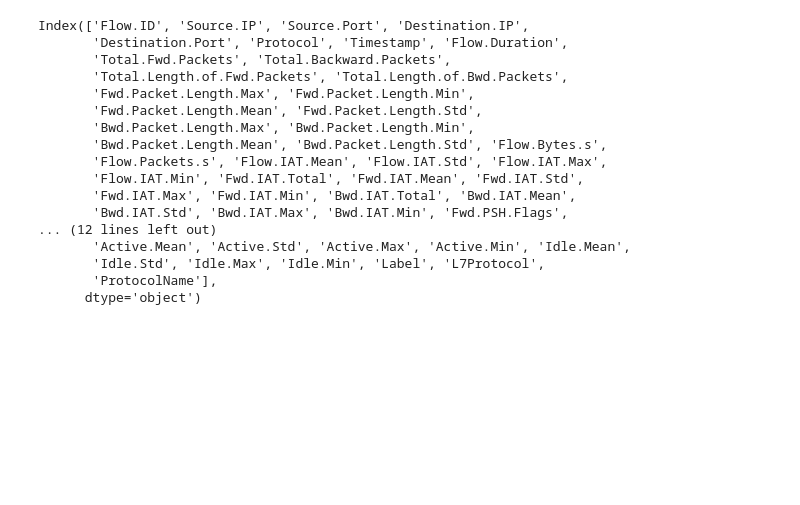
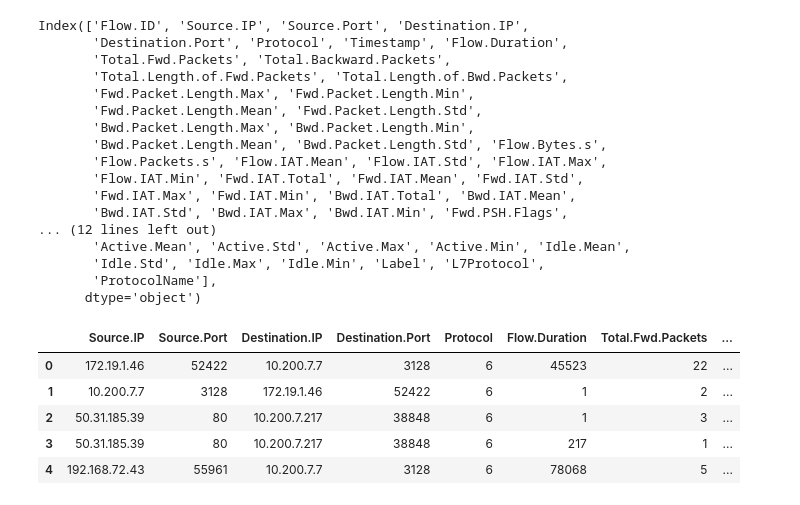
Before and after one commit to AiJared/IP-Network-Traffic-Flows, a Jupyter notebook: IP Network Traffic Flows.ipynb, the cells around one changed output. Cells and saved outputs as stored; diff of their text form; code cells hidden in the pictures; blank space fills up the shorter version.

Commit message:
extracted subset from the dataset

```diff
--- a/IP Network Traffic Flows.ipynb
+++ b/IP Network Traffic Flows.ipynb
@@ -101,3 +101,31 @@ Index(['Flow.ID', 'Source.IP', 'Source.Port', 'Destination.IP',
        'Idle.Std', 'Idle.Max', 'Idle.Min', 'Label', 'L7Protocol',
        'ProtocolName'],
       dtype='object')
+# %%
+# Extract the dataset to remian with a subset that has usefull features only
+df_subset = df[['Source.IP', 'Source.Port', 'Destination.IP',
+       'Destination.Port', 'Protocol','Flow.Duration',
+       'Total.Fwd.Packets', 'Total.Backward.Packets',
+       'Total.Length.of.Fwd.Packets', 'Total.Length.of.Bwd.Packets','Flow.Bytes.s',
+       'Flow.Packets.s','Fwd.PSH.Flags',
+       'Bwd.PSH.Flags', 'Fwd.URG.Flags', 'Bwd.URG.Flags', 'Fwd.Header.Length',
+       'Bwd.Header.Length', 'Fwd.Packets.s', 'Bwd.Packets.s','FIN.Flag.Count',
+       'SYN.Flag.Count', 'RST.Flag.Count', 'PSH.Flag.Count', 'ACK.Flag.Count',
+       'URG.Flag.Count', 'CWE.Flag.Count', 'ECE.Flag.Count', 'Down.Up.Ratio',
+       'Average.Packet.Size', 'Avg.Fwd.Segment.Size', 'Avg.Bwd.Segment.Size',
+       'Fwd.Avg.Bytes.Bulk', 'Fwd.Avg.Packets.Bulk',
+       'Fwd.Avg.Bulk.Rate', 'Bwd.Avg.Bytes.Bulk', 'Bwd.Avg.Packets.Bulk',
+       'Bwd.Avg.Bulk.Rate', 'Subflow.Fwd.Packets', 'Subflow.Fwd.Bytes',
+       'Subflow.Bwd.Packets', 'Subflow.Bwd.Bytes', 'Init_Win_bytes_forward',
+       'Init_Win_bytes_backward', 'act_data_pkt_fwd', 'min_seg_size_forward',
+       'Active.Mean', 'Active.Std', 'Active.Max', 'Active.Min', 'Idle.Mean',
+       'Idle.Std', 'Idle.Max', 'Idle.Min', 'Label', 'L7Protocol',
+       'ProtocolName']]
+df_subset.head()
+# %% [output]
+|  | Source.IP | Source.Port | Destination.IP | Destination.Port | Protocol | Flow.Duration | Total.Fwd.Packets | ... |
+| 0 | 172.19.1.46 | 52422 | 10.200.7.7 | 3128 | 6 | 45523 | 22 | ... |
+| 1 | 10.200.7.7 | 3128 | 172.19.1.46 | 52422 | 6 | 1 | 2 | ... |
+| 2 | 50.31.185.39 | 80 | 10.200.7.217 | 38848 | 6 | 1 | 3 | ... |
+| 3 | 50.31.185.39 | 80 | 10.200.7.217 | 38848 | 6 | 217 | 1 | ... |
+| 4 | 192.168.72.43 | 55961 | 10.200.7.7 | 3128 | 6 | 78068 | 5 | ... |
```
Also changed, not shown: parts of 2 cells of this notebook.
